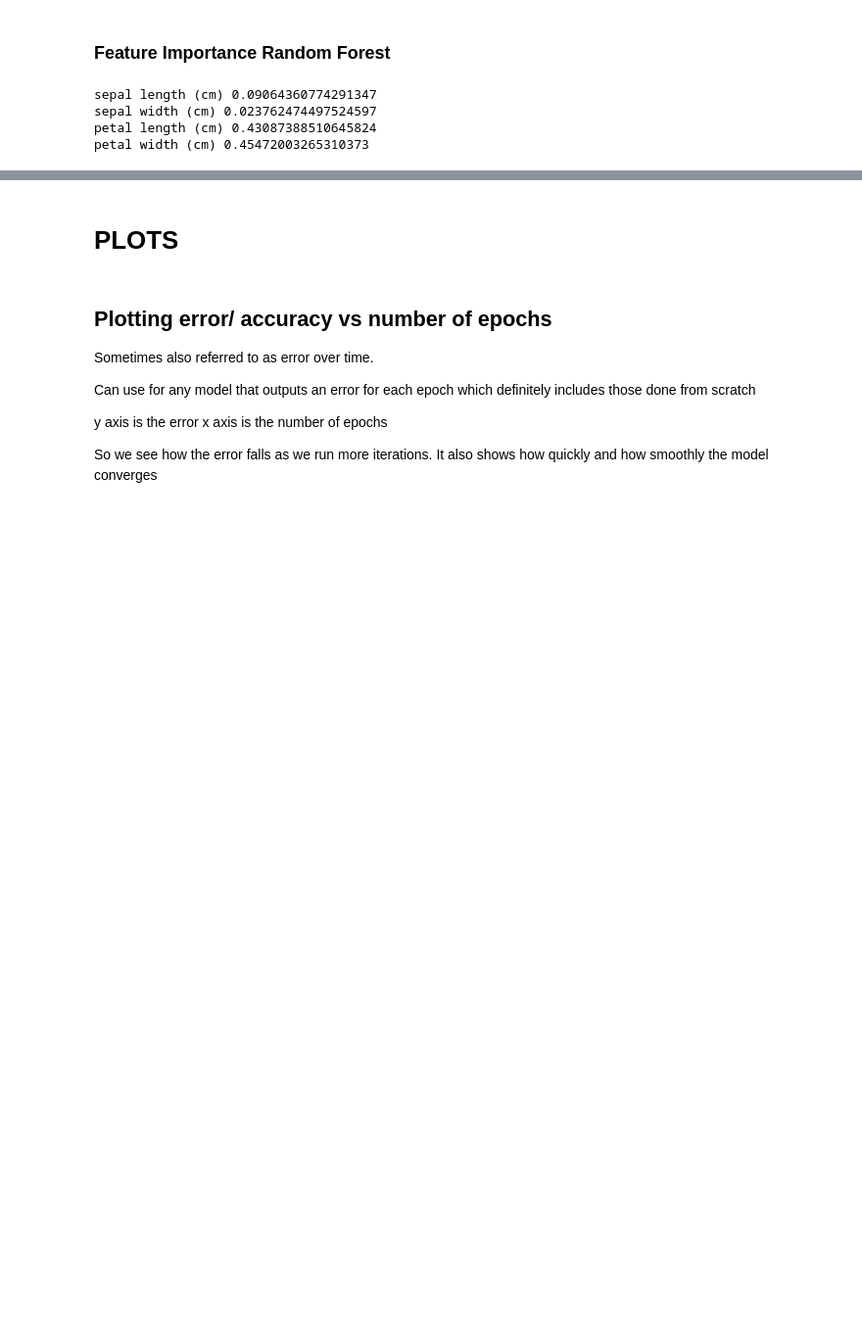
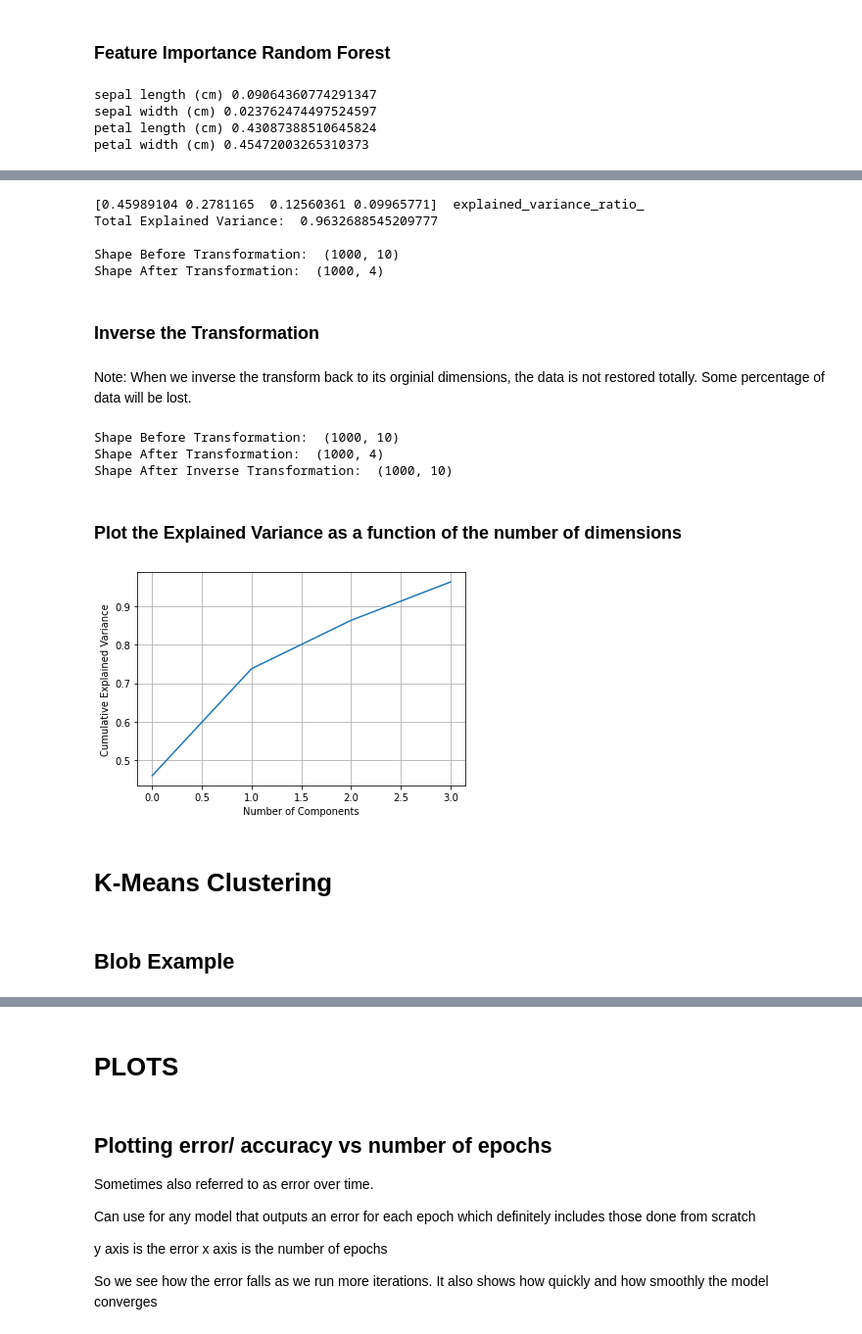
Before and after one commit to raymcg/ZZSC5846, a Jupyter notebook: Snippets/ML Snippets.ipynb, the cells around one changed output, grey strips where cells are left out. Shown: that part at 98% size. Cells and saved outputs as stored; diff of their text form; code cells hidden in the pictures; blank space fills up the shorter version.

```diff
--- a/Snippets/ML Snippets.ipynb
+++ b/Snippets/ML Snippets.ipynb
@@ -1038,0 +1052,6 @@ petal width (cm) 0.45472003265310373
+# %%
+# Create a sample dataset to illustrate the concept of feature importance using pca
+from sklearn.datasets import make_classification
+
+# create sample dataset
+X, y = make_classification(n_samples=1000, n_features=10, n_informative=5, n_redundant=5, random_state=1)
@@ -1038,0 +1080,45 @@ petal width (cm) 0.45472003265310373
+# %%
+pca = PCA(n_components=0.95) # When we input a value less than one the libarary knows we are going for a target ratio
+X_reduced = pca.fit_transform(X)
+
+print(pca.explained_variance_ratio_, ' explained_variance_ratio_')
+print("Total Explained Variance: ", sum(pca.explained_variance_ratio_))
+
+print("\nShape Before Transformation: ", X.shape)
+print("Shape After Transformation: ", X_reduced.shape)
+# %% [output]
+[0.45989104 0.2781165  0.12560361 0.09965771]  explained_variance_ratio_
+Total Explained Variance:  0.9632688545209777
+
+Shape Before Transformation:  (1000, 10)
+Shape After Transformation:  (1000, 4)
+# %% [markdown]
+### Inverse the Transformation
+# %% [markdown]
+Note: When we inverse the transform back to its orginial dimensions, the data is not restored totally.  Some percentage of data will be lost.
+# %%
+X_recovered = pca.inverse_transform(X_reduced)
+
+print("\nShape Before Transformation: ", X.shape)
+print("Shape After Transformation: ", X_reduced.shape)
+print("Shape After Inverse Transformation: ", X_recovered.shape)
+# %% [output]
+Shape Before Transformation:  (1000, 10)
+Shape After Transformation:  (1000, 4)
+Shape After Inverse Transformation:  (1000, 10)
+# %% [markdown]
+### Plot the Explained Variance as a function of the number of dimensions
+# %%
+# Plot the explained variance as a function of the number of dimensions
+import matplotlib.pyplot as plt
+import numpy as np
+plt.figure(figsize=(6,4))
+plt.plot(np.cumsum(pca.explained_variance_ratio_))
+plt.xlabel('Number of Components')
+plt.ylabel('Cumulative Explained Variance')
+plt.grid(True)
+plt.show()
+# %% [output]
+[figure, added]
+# %% [markdown]
+# K-Means Clustering
@@ -1038,0 +1132,2 @@ petal width (cm) 0.45472003265310373
+# %% [markdown]
+## Blob Example
```
Also changed, not shown: parts of 20 cells of this notebook.
